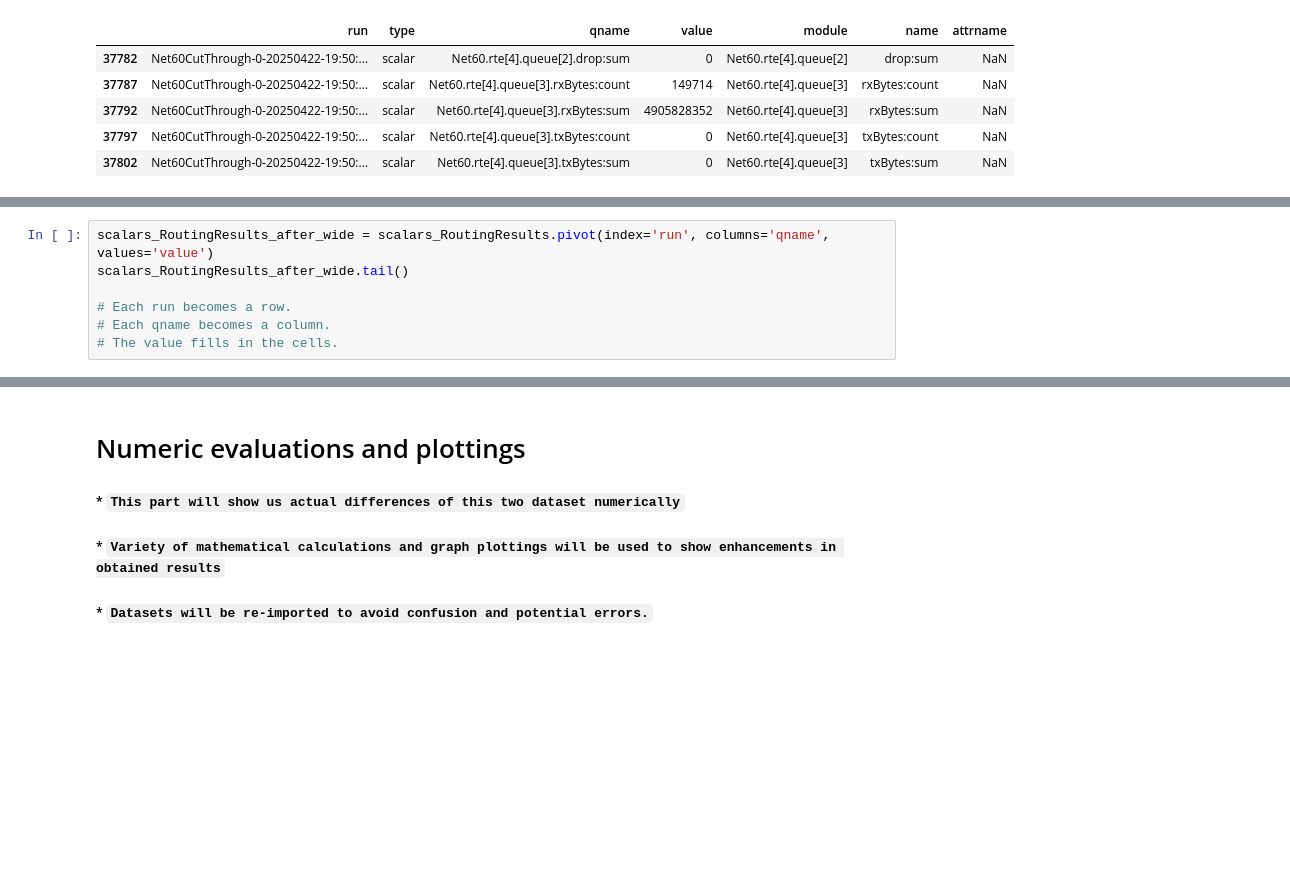
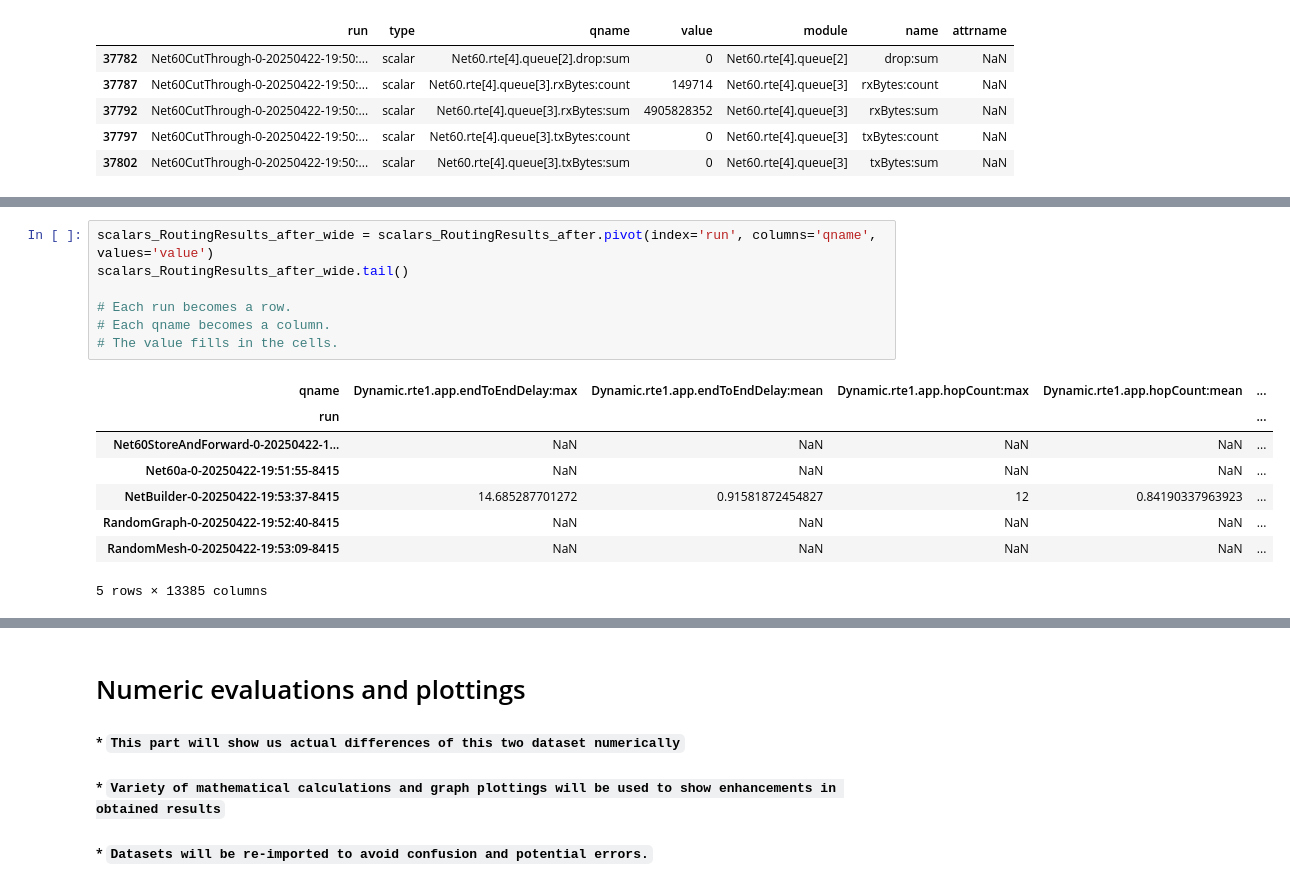
Before and after one commit to denizberkeozsoy/OMNeT-_Routing_project_analysis, a Jupyter notebook: Routing_project_analysis.ipynb, the cells around one changed output, grey strips where cells are left out. Drawn from its saved outputs; the diff is of its cells as text; blank space fills up the shorter version.

```diff
--- a/Routing_project_analysis.ipynb
+++ b/Routing_project_analysis.ipynb
@@ -726,7 +737,16 @@ NameError: name 'scalars' is not defined
 # %%
-scalars_RoutingResults_after_wide = scalars_RoutingResults.pivot(index='run', columns='qname', values='value')
+scalars_RoutingResults_after_wide = scalars_RoutingResults_after.pivot(index='run', columns='qname', values='value')
 scalars_RoutingResults_after_wide.tail()
 
 # Each run becomes a row.
 # Each qname becomes a column.
 # The value fills in the cells.
+# %% [output]
+| qname | Dynamic.rte1.app.endToEndDelay:max | Dynamic.rte1.app.endToEndDelay:mean | Dynamic.rte1.app.hopCount:max | Dynamic.rte1.app.hopCount:mean | ... |
+| run |  |  |  |  | ... |
+| Net60StoreAndForward-0-20250422-1... | NaN | NaN | NaN | NaN | ... |
+| Net60a-0-20250422-19:51:55-8415 | NaN | NaN | NaN | NaN | ... |
+| NetBuilder-0-20250422-19:53:37-8415 | 14.685287701272 | 0.91581872454827 | 12 | 0.84190337963923 | ... |
+| RandomGraph-0-20250422-19:52:40-8415 | NaN | NaN | NaN | NaN | ... |
+| RandomMesh-0-20250422-19:53:09-8415 | NaN | NaN | NaN | NaN | ... |
+5 rows × 13385 columns
```
Also changed, not shown: parts of 11 cells of this notebook.
